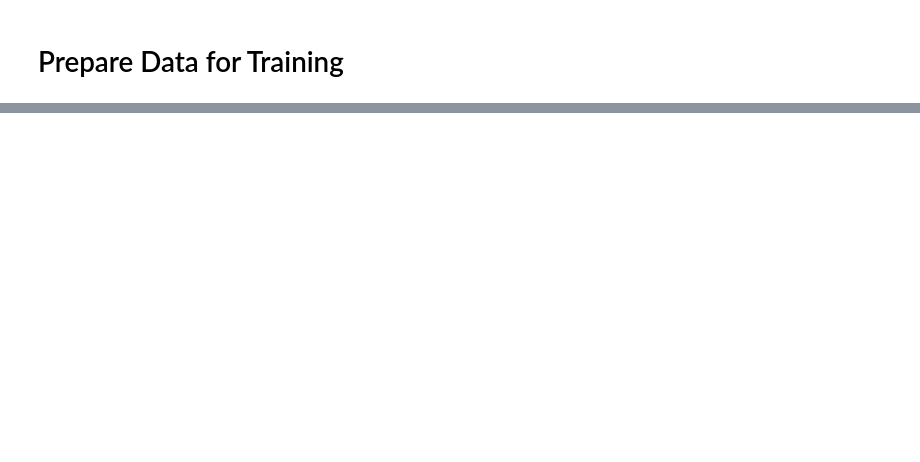
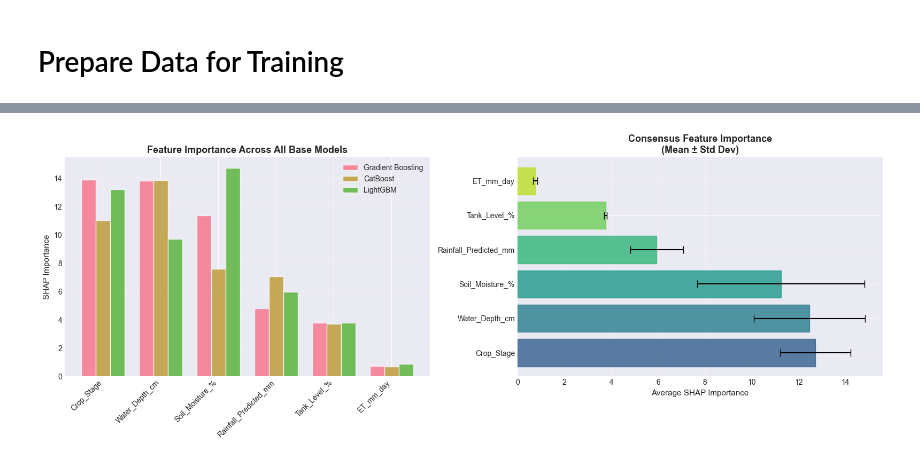
Before and after one commit to YERAN0105/FYP, a Jupyter notebook: Notebooks/CWR/CWR_prediction.ipynb, the cells around one changed output, grey strips where cells are left out. Cells and saved outputs as stored; diff of their text form; code cells hidden in the pictures; blank space fills up the shorter version.

```diff
--- a/Notebooks/CWR/CWR_prediction.ipynb
+++ b/Notebooks/CWR/CWR_prediction.ipynb
@@ -493,0 +1065,78 @@ Model saved to: ./Models/cwr_stacking_model.pkl
+# %%
+# ============================================================================
+# OPTION 2: SHAP ON ALL 3 BASE MODELS (CONSENSUS ANALYSIS)
+# ============================================================================
+
+print("\n" + "=" * 70)
+print("OPTION 2: Cross-Model SHAP Consensus Analysis")
+print("=" * 70)
+
+print("\nCalculating SHAP values for all 3 base models...")
+
+# CatBoost SHAP
+print("\nAnalyzing CatBoost...")
+cat_model = optimized_models['catboost']
+explainer_cat = shap.TreeExplainer(cat_model)
+shap_values_cat = explainer_cat.shap_values(X_test)
+feature_importance_cat = np.abs(shap_values_cat).mean(axis=0)
+
+# LightGBM SHAP
+print("Analyzing LightGBM...")
+lgb_model = optimized_models['lightgbm']
+explainer_lgb = shap.TreeExplainer(lgb_model)
+shap_values_lgb = explainer_lgb.shap_values(X_test)
+feature_importance_lgb = np.abs(shap_values_lgb).mean(axis=0)
+
+# Consensus feature importance
+consensus_df = pd.DataFrame({
+    'Feature': X_test.columns,
+    'GB_SHAP': feature_importance_gb,
+    'CatBoost_SHAP': feature_importance_cat,
+    'LightGBM_SHAP': feature_importance_lgb
+})
+consensus_df['Average_SHAP'] = consensus_df[['GB_SHAP', 'CatBoost_SHAP', 'LightGBM_SHAP']].mean(axis=1)
+consensus_df['Std_Dev'] = consensus_df[['GB_SHAP', 'CatBoost_SHAP', 'LightGBM_SHAP']].std(axis=1)
+consensus_df = consensus_df.sort_values('Average_SHAP', ascending=False)
+
+print("\nCross-Model Feature Importance Consensus:")
+print(consensus_df.to_string(index=False))
+
+# Visualization: Consensus comparison
+fig, axes = plt.subplots(1, 2, figsize=(16, 6))
+
+# Plot 1: Feature importance comparison
+ax1 = axes[0]
+x_pos = np.arange(len(consensus_df))
+width = 0.25
+
+bars1 = ax1.bar(x_pos - width, consensus_df['GB_SHAP'], width, label='Gradient Boosting', alpha=0.8)
+bars2 = ax1.bar(x_pos, consensus_df['CatBoost_SHAP'], width, label='CatBoost', alpha=0.8)
+bars3 = ax1.bar(x_pos + width, consensus_df['LightGBM_SHAP'], width, label='LightGBM', alpha=0.8)
+
+ax1.set_ylabel('SHAP Importance', fontsize=11)
+ax1.set_title('Feature Importance Across All Base Models', fontsize=13, fontweight='bold')
+ax1.set_xticks(x_pos)
+ax1.set_xticklabels(consensus_df['Feature'], rotation=45, ha='right')
+ax1.legend()
+ax1.grid(axis='y', alpha=0.3)
+
+# Plot 2: Average with error bars
+ax2 = axes[1]
+bars = ax2.barh(consensus_df['Feature'], consensus_df['Average_SHAP'],
+                xerr=consensus_df['Std_Dev'], alpha=0.8, edgecolor='black', capsize=5)
+ax2.set_xlabel('Average SHAP Importance', fontsize=11)
+ax2.set_title('Consensus Feature Importance\n(Mean ± Std Dev)', fontsize=13, fontweight='bold')
+ax2.grid(axis='x', alpha=0.3)
+
+# Color bars by importance
+colors = plt.cm.viridis(np.linspace(0.3, 0.9, len(bars)))
+for bar, color in zip(bars, colors):
+    bar.set_color(color)
+
+plt.tight_layout()
+plt.savefig('./Visualisation/shap_option2_consensus.png', dpi=300, bbox_inches='tight')
+plt.show()
+
+print("Saved: ./Visualisation/shap_option2_consensus.png")
+print("Option 2 complete!")
+# %% [output]
@@ -493,0 +1160 @@ Model saved to: ./Models/cwr_stacking_model.pkl
+[figure, added]
```
Also changed, not shown: parts of 18 cells of this notebook, 3 other files.
